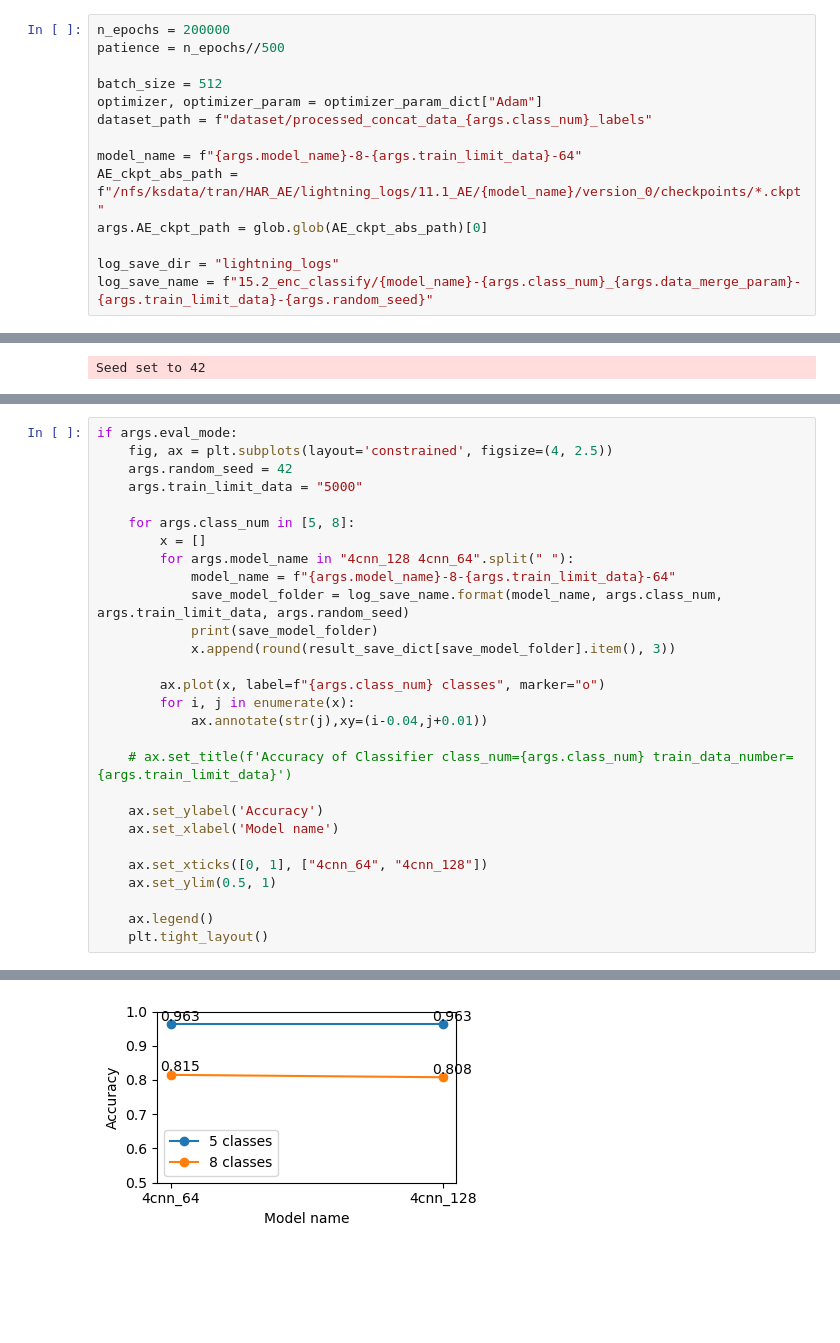
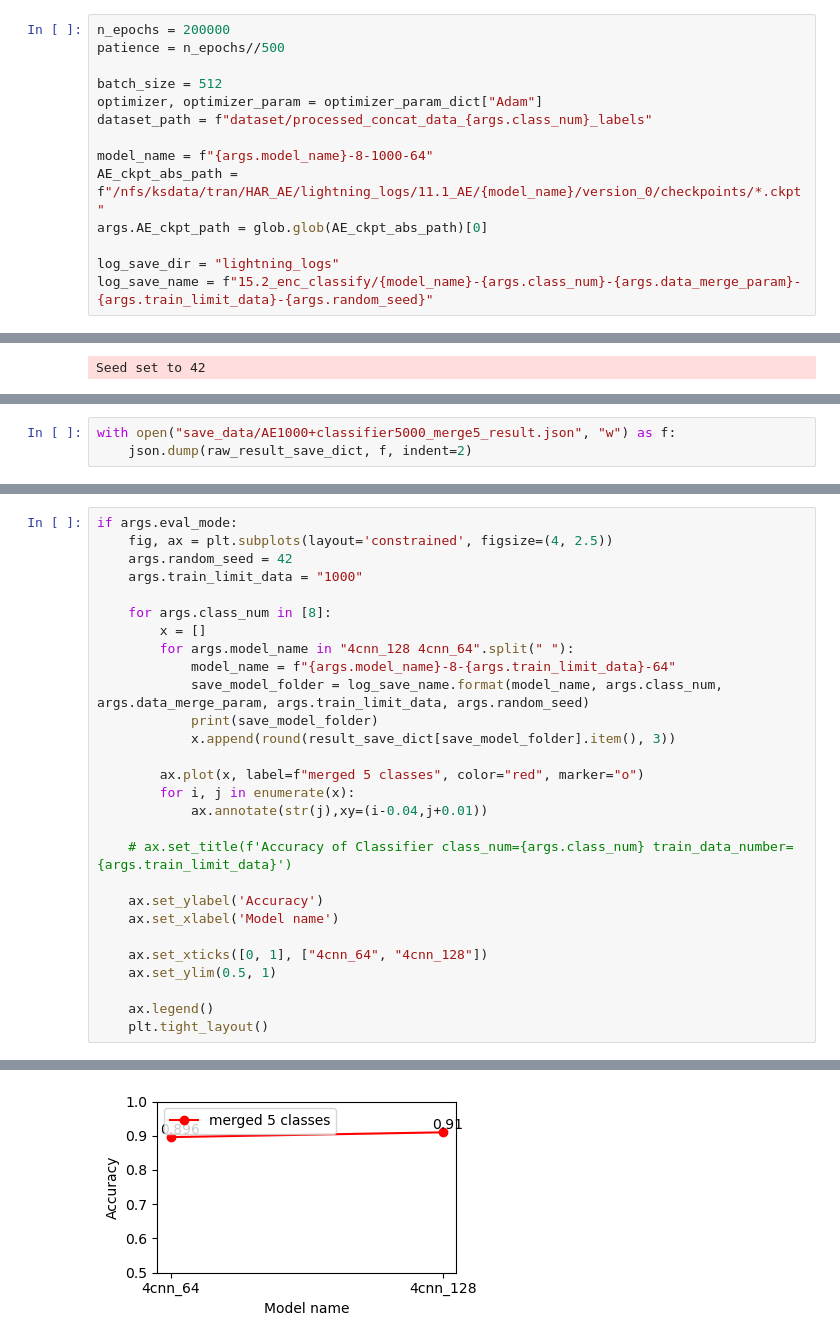
Before and after one commit to Tyern/HAR_AE, a Jupyter notebook: 15.2_enc_classify_n_classes.ipynb, the cells around one changed output, grey strips where cells are left out. Saved outputs shown, nothing was run; the diff lists cells and outputs as text; blank space fills up the shorter version.

```diff
--- a/15.2_enc_classify_n_classes.ipynb
+++ b/15.2_enc_classify_n_classes.ipynb
@@ -75,12 +75,12 @@ batch_size = 512
 optimizer, optimizer_param = optimizer_param_dict["Adam"]
 dataset_path = f"dataset/processed_concat_data_{args.class_num}_labels"
 
-model_name = f"{args.model_name}-8-{args.train_limit_data}-64"
+model_name = f"{args.model_name}-8-1000-64"
 AE_ckpt_abs_path = f"/nfs/ksdata/tran/HAR_AE/lightning_logs/11.1_AE/{model_name}/version_0/checkpoints/*.ckpt"
 args.AE_ckpt_path = glob.glob(AE_ckpt_abs_path)[0]
 
 log_save_dir = "lightning_logs"
-log_save_name = f"15.2_enc_classify/{model_name}-{args.class_num}_{args.data_merge_param}-{args.train_limit_data}-{args.random_seed}"
+log_save_name = f"15.2_enc_classify/{model_name}-{args.class_num}-{args.data_merge_param}-{args.train_limit_data}-{args.random_seed}"
 # %%
 from model.AE_model import AE1D_simple, AECNN1DModel, AE1DMaxPoolBNModel
 AE1DMaxPoolBNModel.load_from_checkpoint(args.AE_ckpt_path)
@@ -278,0 +316,3 @@ LOCAL_RANK: 0 - CUDA_VISIBLE_DEVICES: [0,1]
+# %%
+with open("save_data/AE1000+classifier5000_merge5_result.json", "w") as f:
+    json.dump(raw_result_save_dict, f, indent=2)
@@ -280,17 +325,17 @@ LOCAL_RANK: 0 - CUDA_VISIBLE_DEVICES: [0,1]
 if args.eval_mode:
     fig, ax = plt.subplots(layout='constrained', figsize=(4, 2.5))
     args.random_seed = 42
-    args.train_limit_data = "5000"
+    args.train_limit_data = "1000"
 
-    for args.class_num in [5, 8]:
+    for args.class_num in [8]:
         x = []
         for args.model_name in "4cnn_128 4cnn_64".split(" "):
             model_name = f"{args.model_name}-8-{args.train_limit_data}-64"
-            save_model_folder = log_save_name.format(model_name, args.class_num, args.train_limit_data, args.random_seed)
+            save_model_folder = log_save_name.format(model_name, args.class_num, args.data_merge_param, args.train_limit_data, args.random_seed)
             print(save_model_folder)
             x.append(round(result_save_dict[save_model_folder].item(), 3))
 
-        ax.plot(x, label=f"{args.class_num} classes", marker="o")
+        ax.plot(x, label=f"merged 5 classes", color="red", marker="o")
         for i, j in enumerate(x):
             ax.annotate(str(j),xy=(i-0.04,j+0.01))
 
@@ -312 +355 @@ if args.eval_mode:
-[figure, old version]
+[figure, new version]
```
Also changed, not shown: parts of 5 cells of this notebook, 21 other files.
